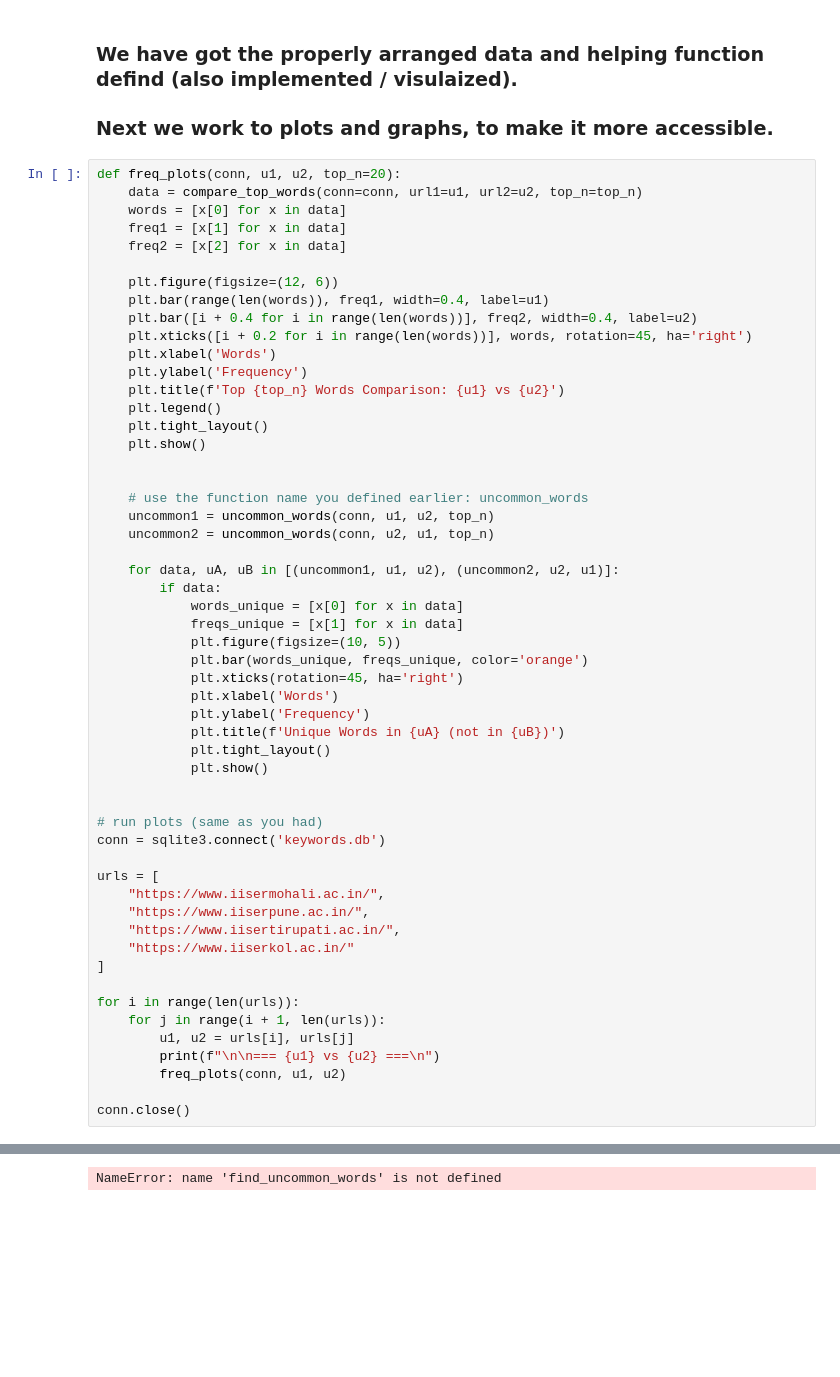
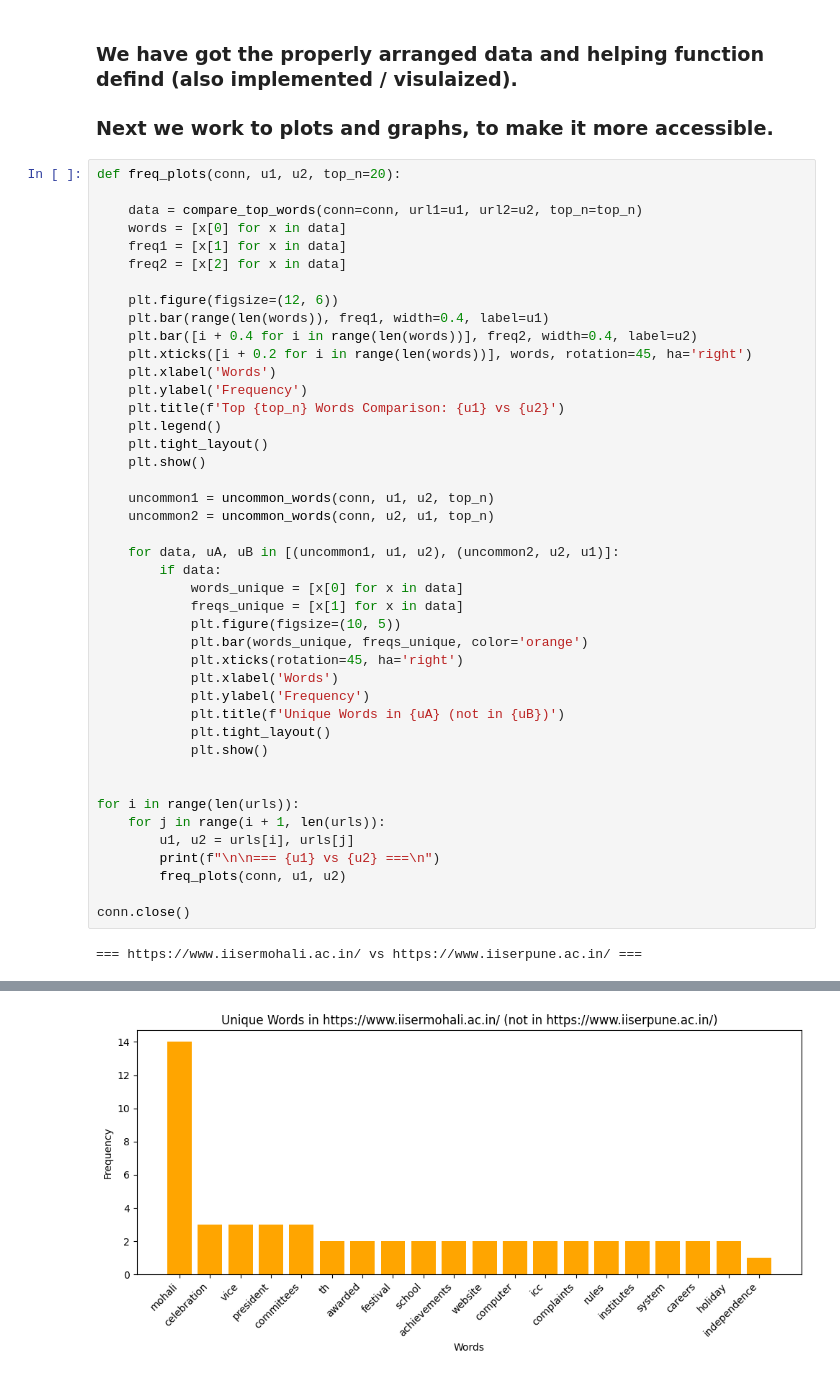
Before and after one commit to Someshiiser/KeyWord_Identification, a Jupyter notebook: Keyword_identification.ipynb, the cells around one changed output, grey strips where cells are left out. Drawn from its saved outputs; the diff is of its cells as text; blank space fills up the shorter version.

Commit message:
modified:   Keyword_identification.ipynb 	modified:   keywords.db

```diff
--- a/Keyword_identification.ipynb
+++ b/Keyword_identification.ipynb
@@ -378,6 +377,7 @@ Uncommon in :  https://www.iiserkol.ac.in/  compared to  https://www.iisertirupa
 ### Next we work to plots and graphs, to make it more accessible.
 # %%
 def freq_plots(conn, u1, u2, top_n=20):
+
     data = compare_top_words(conn=conn, url1=u1, url2=u2, top_n=top_n)
     words = [x[0] for x in data]
     freq1 = [x[1] for x in data]
@@ -393,43 +393,32 @@ def freq_plots(conn, u1, u2, top_n=20):
     plt.legend()
     plt.tight_layout()
     plt.show()
 
-
-    # use the function name you defined earlier: uncommon_words
     uncommon1 = uncommon_words(conn, u1, u2, top_n)
     uncommon2 = uncommon_words(conn, u2, u1, top_n)
 
     for data, uA, uB in [(uncommon1, u1, u2), (uncommon2, u2, u1)]:
         if data:
             words_unique = [x[0] for x in data]
             freqs_unique = [x[1] for x in data]
             plt.figure(figsize=(10, 5))
             plt.bar(words_unique, freqs_unique, color='orange')
             plt.xticks(rotation=45, ha='right')
             plt.xlabel('Words')
             plt.ylabel('Frequency')
             plt.title(f'Unique Words in {uA} (not in {uB})')
             plt.tight_layout()
             plt.show()
 
 
-# run plots (same as you had)
-conn = sqlite3.connect('keywords.db')
-
-urls = [
-    "https://www.iisermohali.ac.in/",
-    "https://www.iiserpune.ac.in/",
-    "https://www.iisertirupati.ac.in/",
-    "https://www.iiserkol.ac.in/"
-]
-
 for i in range(len(urls)):
     for j in range(i + 1, len(urls)):
         u1, u2 = urls[i], urls[j]
         print(f"\n\n=== {u1} vs {u2} ===\n")
         freq_plots(conn, u1, u2)
 
 conn.close()
 # %% [output]
+=== https://www.iisermohali.ac.in/ vs https://www.iiserpune.ac.in/ ===
 [figure]
-NameError: name 'find_uncommon_words' is not defined
+[figure, added]
```
Also changed, not shown: parts of 2 cells of this notebook, 1 other file.
